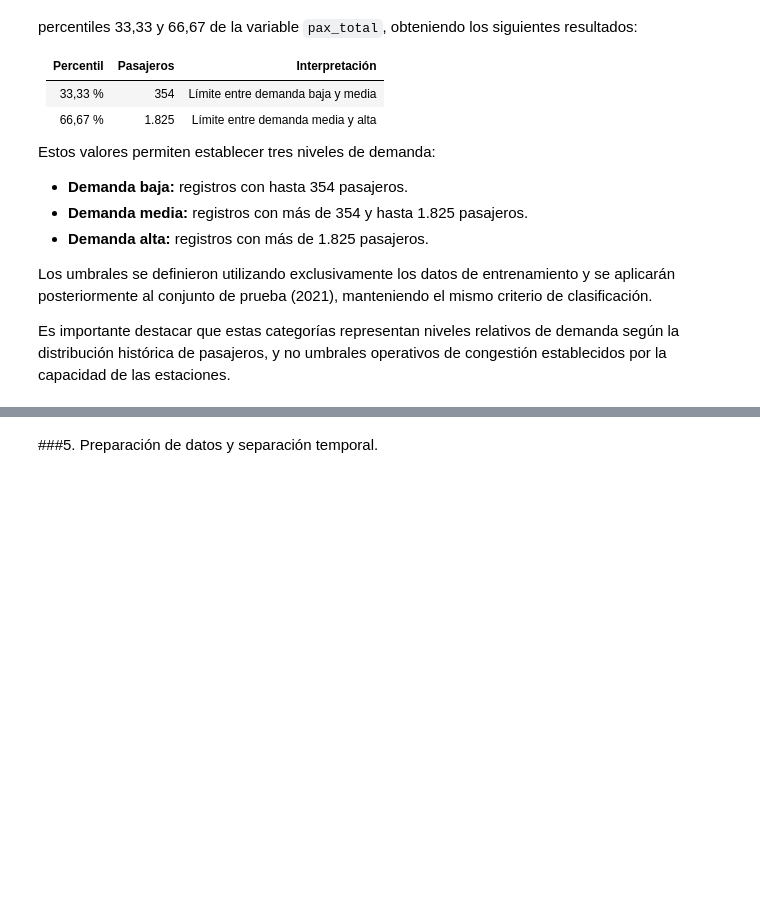
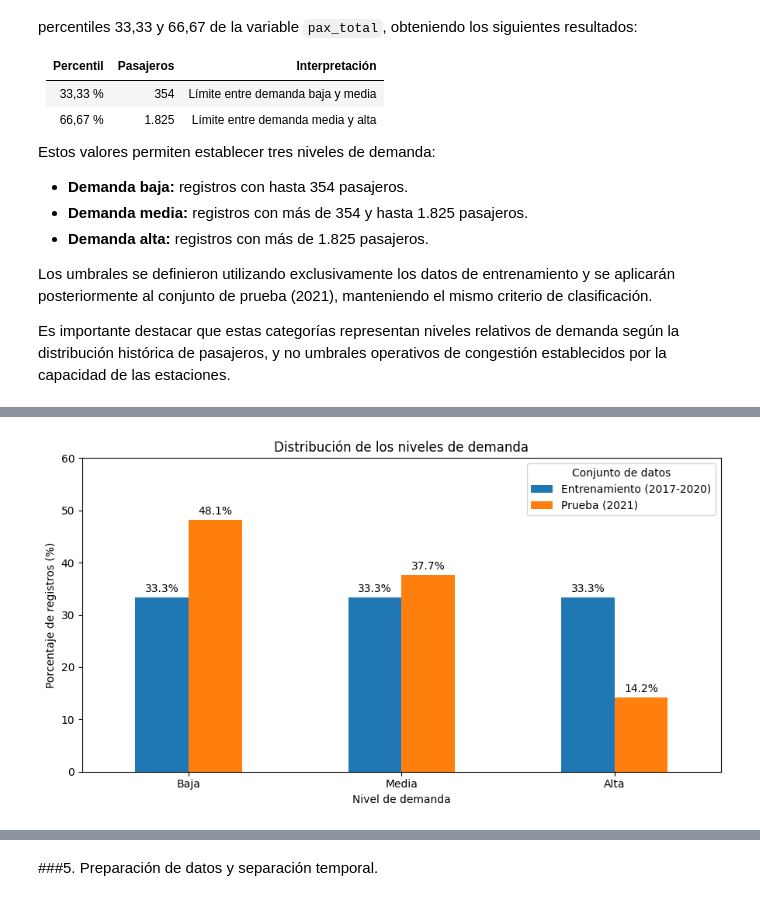
Before and after one commit to ChronosXV/Metodologia_grupo2, a Jupyter notebook: Metodologia_1_Grupo_2_Modelado_ML.ipynb, the cells around one changed output, grey strips where cells are left out. Saved outputs shown, nothing was run; the diff lists cells and outputs as text; code cells hidden in the pictures; blank space fills up the shorter version.

Commit message:
Punto 4 construir variable objetivo y analizar distribucion de demanda

```diff
--- a/Metodologia_1_Grupo_2_Modelado_ML.ipynb
+++ b/Metodologia_1_Grupo_2_Modelado_ML.ipynb
@@ -325,0 +382,46 @@ Es importante destacar que estas categorías representan niveles relativos de de
+# %%
+# Comparar la distribución porcentual de los niveles de demanda
+orden_niveles = ["Baja", "Media", "Alta"]
+
+# Calcular porcentajes por conjunto
+porcentaje_train = (
+    df_train["nivel_demanda"]
+    .value_counts(normalize=True)
+    .reindex(orden_niveles)
+    .mul(100)
+)
+
+porcentaje_test = (
+    df_test["nivel_demanda"]
+    .value_counts(normalize=True)
+    .reindex(orden_niveles)
+    .mul(100)
+)
+
+# Preparar los datos para el gráfico
+df_distribucion = pd.DataFrame({
+    "Entrenamiento (2017-2020)": porcentaje_train,
+    "Prueba (2021)": porcentaje_test
+})
+
+# Visualizar la comparación
+ax = df_distribucion.plot(
+    kind="bar",
+    figsize=(9, 5),
+    rot=0
+)
+
+ax.set_title("Distribución de los niveles de demanda")
+ax.set_xlabel("Nivel de demanda")
+ax.set_ylabel("Porcentaje de registros (%)")
+ax.legend(title="Conjunto de datos")
+
+# Mostrar porcentajes sobre cada barra
+for contenedor in ax.containers:
+    ax.bar_label(contenedor, fmt="%.1f%%", padding=3)
+
+plt.ylim(0, 60)
+plt.tight_layout()
+plt.show()
+# %% [output]
+[figure, added]
```
Also changed, not shown: parts of 3 cells of this notebook.
